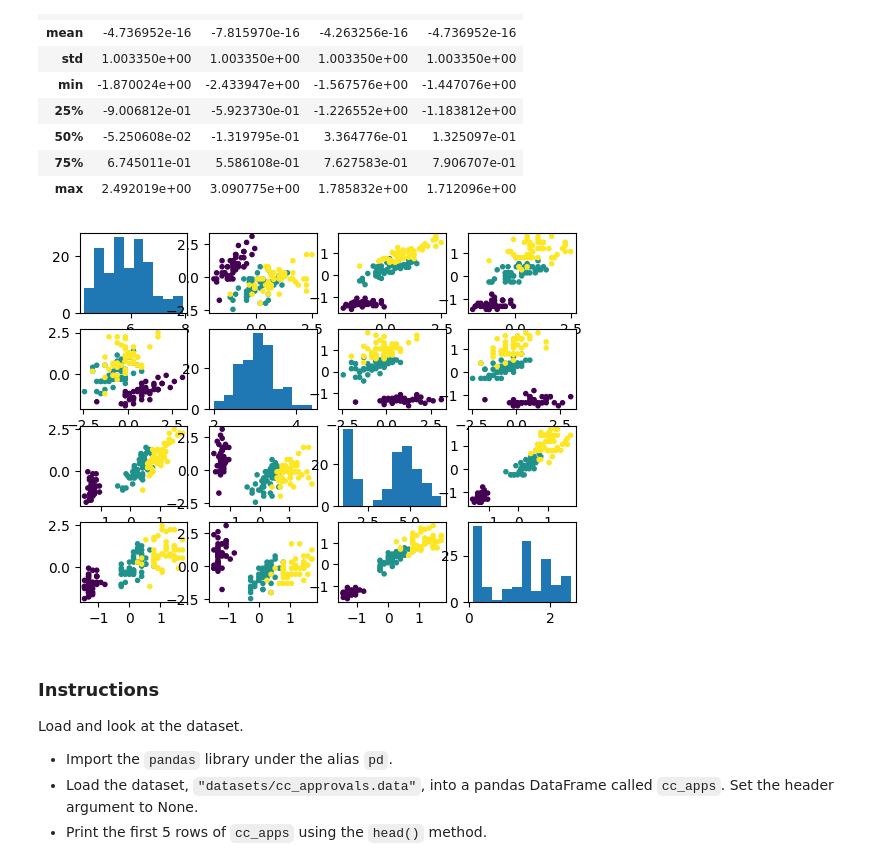
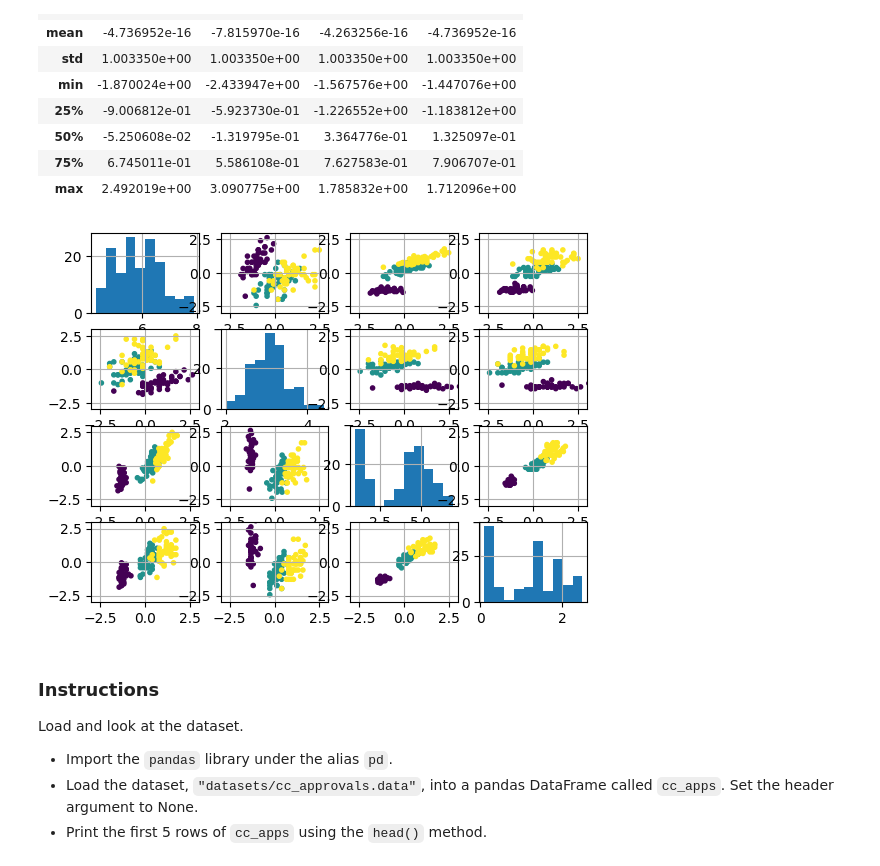
Before and after one commit to sreent/machine-learning, a Jupyter notebook: Code Walk Through/K-Nearest Neighbours.ipynb, the cells around one changed output. Cells and saved outputs as stored; diff of their text form; code cells hidden in the pictures.

```diff
--- a/Code Walk Through/K-Nearest Neighbours.ipynb
+++ b/Code Walk Through/K-Nearest Neighbours.ipynb
@@ -99,13 +101,17 @@ pd.DataFrame(data=Xs).describe()
 # %%
 fig, axs = plt.subplots(dimensions, dimensions)
 for i in range(dimensions) :
     for j in range(dimensions) :
         if i==j :
             axs[i, j].hist(X[:, i])
+            axs[i,j].grid()
         else :
             axs[i, j].scatter(Xs[:,i], Xs[:,j], marker='.', c=y/3)
+            axs[i,j].grid()
+            axs[i,j].set_xlim([-3,3])
+            axs[i,j].set_ylim([-3,3])
 
 plt.show()
 # %% [output]
-[figure, old version]
+[figure, new version]
 # %%
```
Also changed, not shown: parts of 5 cells of this notebook.
